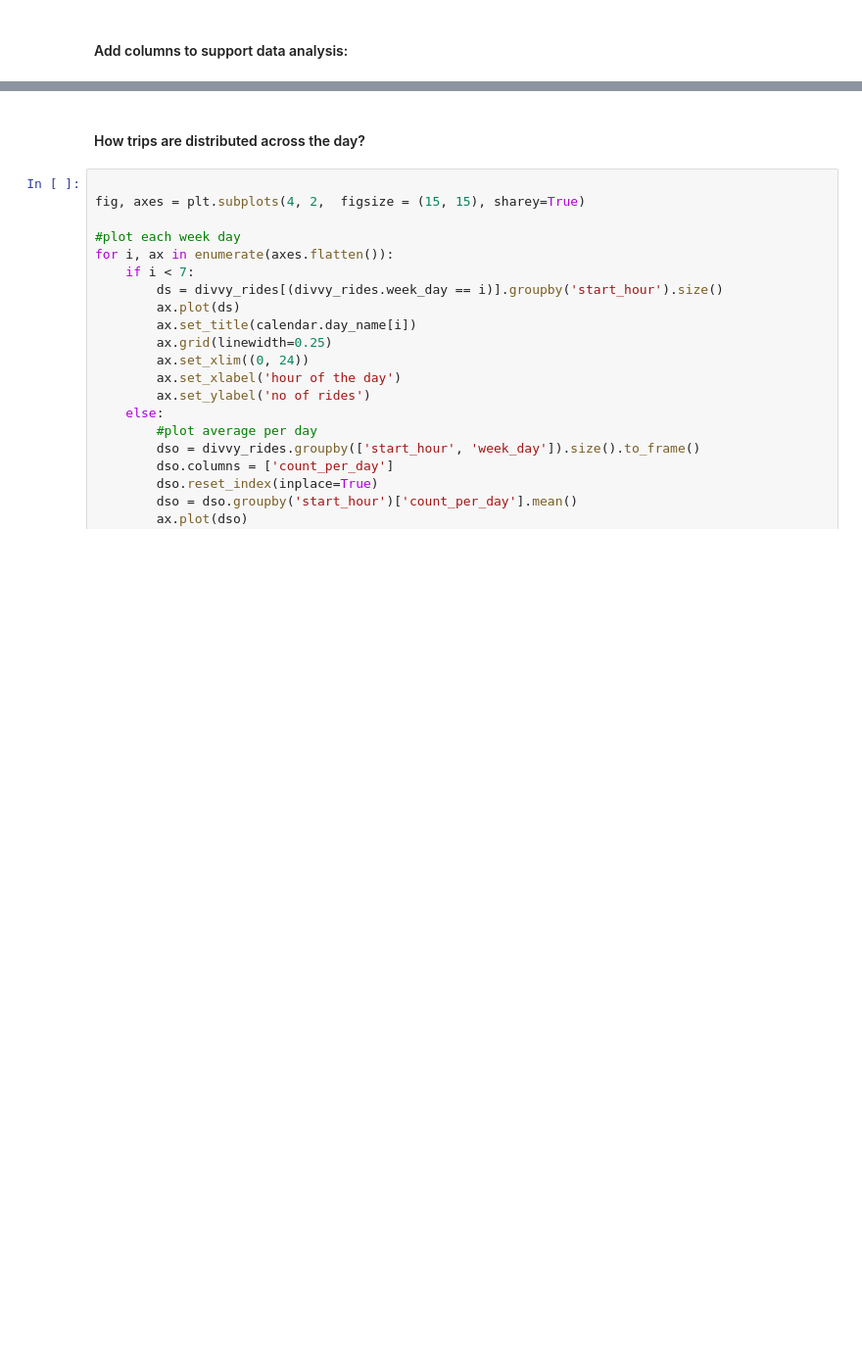
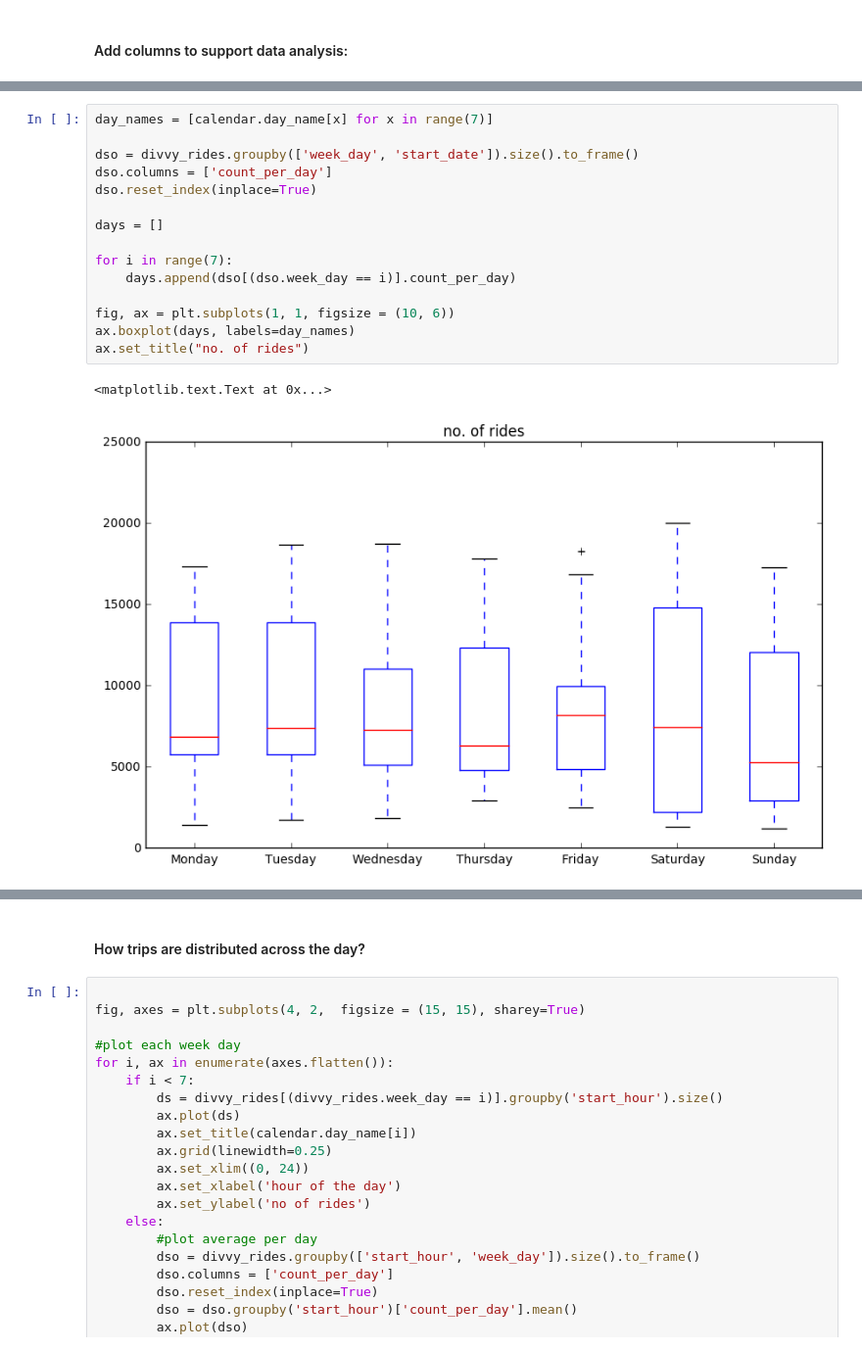
Before and after one commit to Samimust/divvybikes, a Jupyter notebook: Data Storytelling.ipynb, the cells around one changed output, grey strips where cells are left out. Shown at 98% size. Cells and saved outputs as stored; diff of their text form; blank space fills up the shorter version.

```diff
--- a/Data Storytelling.ipynb
+++ b/Data Storytelling.ipynb
@@ -133,0 +134,18 @@ From the above time series plot, it is clear that there is an increase in rides
+# %%
+day_names = [calendar.day_name[x] for x in range(7)]
+
+dso = divvy_rides.groupby(['week_day', 'start_date']).size().to_frame()
+dso.columns = ['count_per_day']
+dso.reset_index(inplace=True)
+
+days = []
+
+for i in range(7):
+    days.append(dso[(dso.week_day == i)].count_per_day)
+
+fig, ax = plt.subplots(1, 1, figsize = (10, 6))
+ax.boxplot(days, labels=day_names)
+ax.set_title("no. of rides")
+# %% [output]
+<matplotlib.text.Text at 0x...>
+[figure, added]
```
Also changed, not shown: parts of 13 cells of this notebook.
